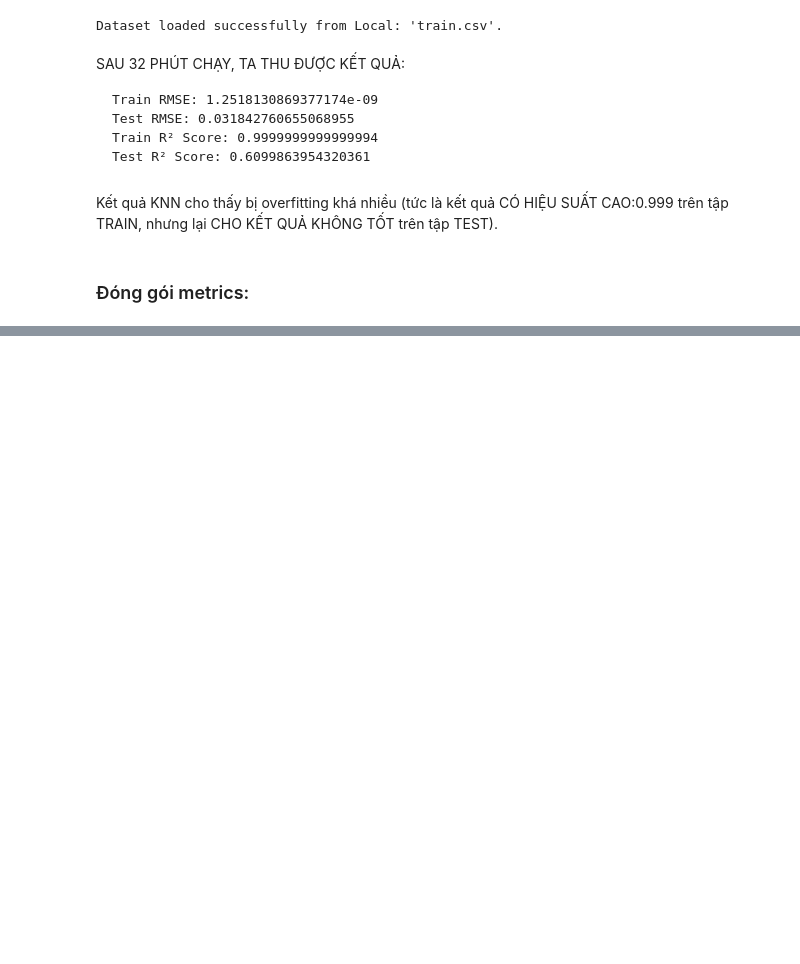
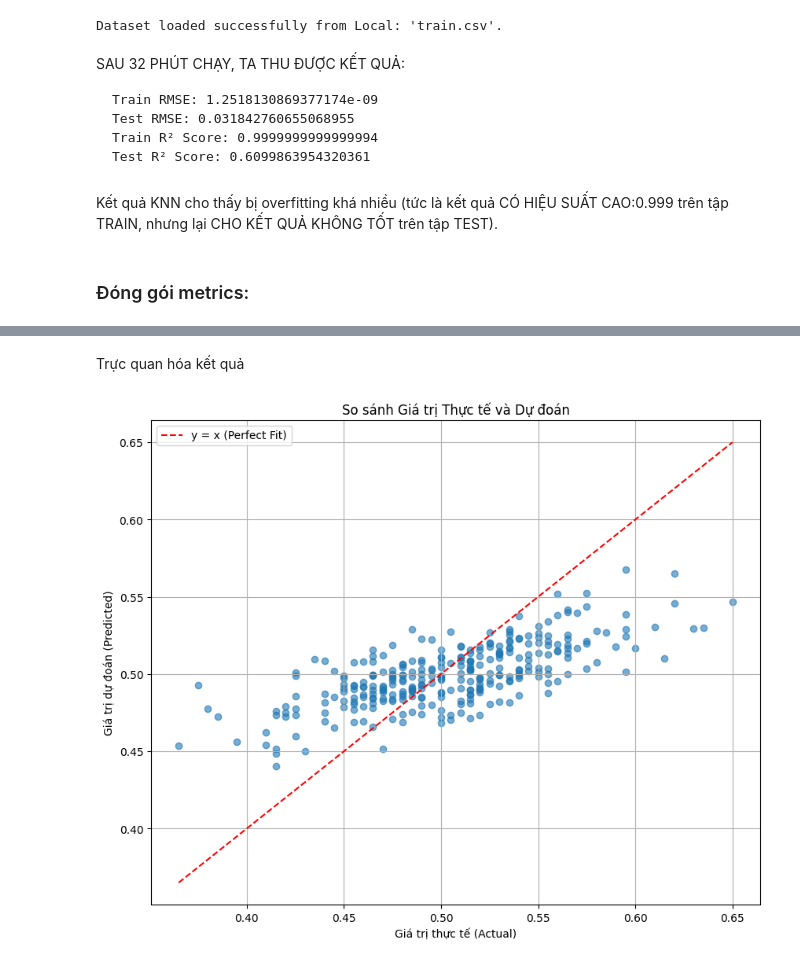
Before and after one commit to DoanNgocCuong/MiniProj_ML6_FloodPrediction_ML_SpHuongGraduationProj_2024, a Jupyter notebook: Datasets3_Kaggle/2_code_KNN.ipynb, the cells around one changed output, grey strips where cells are left out. Drawn from its saved outputs; the diff is of its cells as text; code cells hidden in the pictures; blank space fills up the shorter version.

```diff
--- a/Datasets3_Kaggle/2_code_KNN.ipynb
+++ b/Datasets3_Kaggle/2_code_KNN.ipynb
@@ -198,0 +289,19 @@ Kết quả KNN cho thấy bị overfitting khá nhiều (tức là kết quả
+# %% [markdown]
+Trực quan hóa kết quả
+# %%
+import matplotlib.pyplot as plt
+
+# Trực quan hóa kết quả mô hình
+plt.figure(figsize=(10, 8))
+
+# Biểu đồ Scatter Plot
+plt.scatter(y_test, y_test_pred_knn, alpha=0.6)
+plt.plot([min(y_test), max(y_test)], [min(y_test), max(y_test)], color='red', linestyle='--', label='y = x (Perfect Fit)')
+plt.xlabel('Giá trị thực tế (Actual)')
+plt.ylabel('Giá trị dự đoán (Predicted)')
+plt.title('So sánh Giá trị Thực tế và Dự đoán')
+plt.legend()
+plt.grid(True)
+plt.show()
+# %% [output]
+[figure, added]
```
Also changed, not shown: parts of 5 cells of this notebook, 9 other files.
